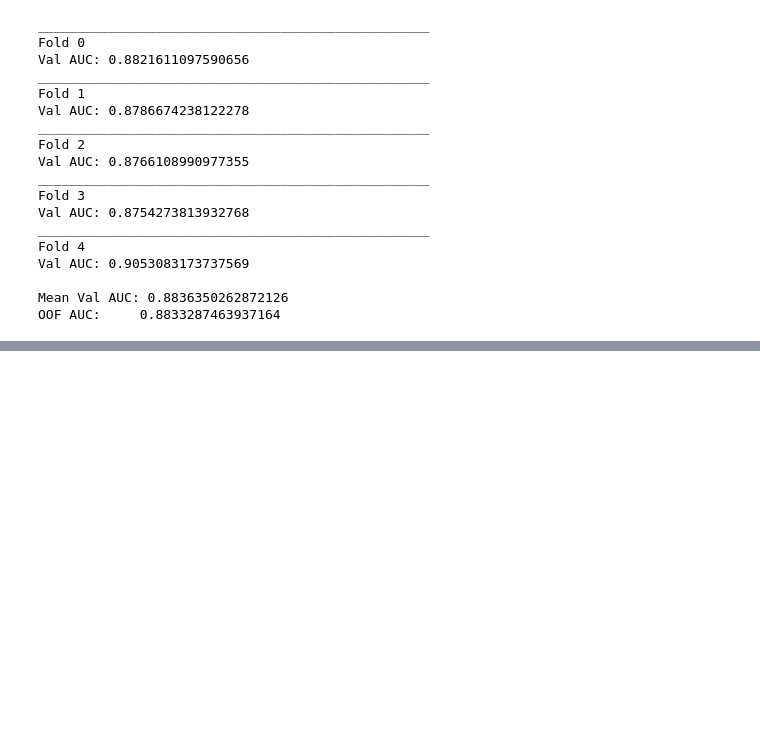
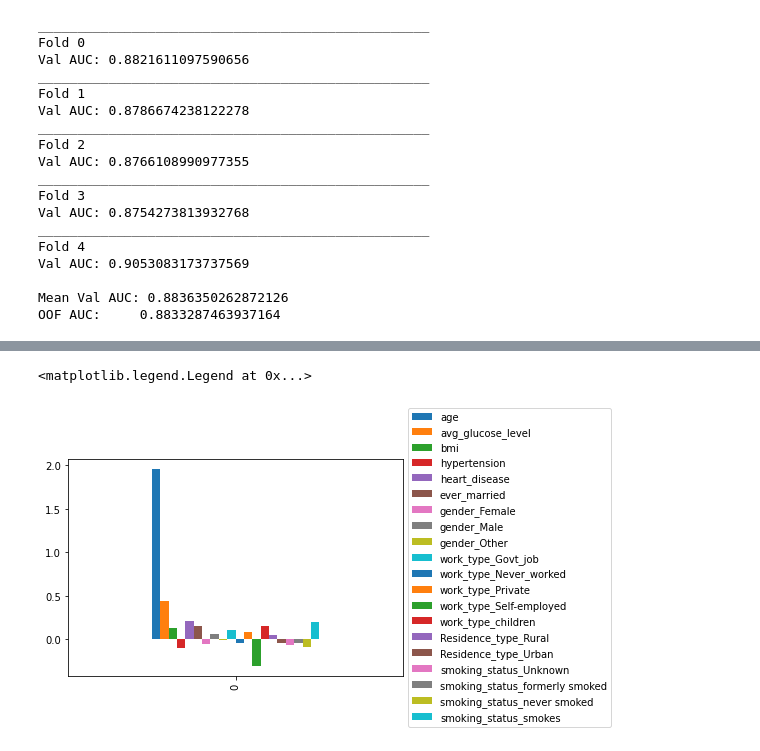
Before and after one commit to tejasramramesh/Stroke-Prediction, a Jupyter notebook: Code/Kaggle_Stroke_Classification.ipynb, the cells around one changed output, grey strips where cells are left out. Saved outputs shown, nothing was run; the diff lists cells and outputs as text; code cells hidden in the pictures; blank space fills up the shorter version.

```diff
--- a/Code/Kaggle_Stroke_Classification.ipynb
+++ b/Code/Kaggle_Stroke_Classification.ipynb
@@ -800,0 +805,36 @@ labels
+# %%
+preds = pd.Series(0, index=data_test.index)
+X_test = data_test[all_features_xtest].copy()
+
+
+X_test = data_test[all_features_xtest].copy()
+#encoder, scaler, model = pipeline
+
+X_test['avg_glucose_level'] = np.log(X_test['avg_glucose_level'])
+
+#Encoding
+
+X_test['ever_married'].replace('Yes',1,inplace = True)
+X_test['ever_married'].replace('No',0,inplace = True)
+X_test_enc = pd.get_dummies(X_test, columns = ['gender','work_type','Residence_type','smoking_status'] )
+
+#print(X_test_enc.columns)
+
+scaler = StandardScaler()
+scaler.fit(X_test_enc[fl_col])
+#print(scaler.fit(data_train_tr_enc[fl_col]))
+X_test_sc = pd.DataFrame(scaler.fit_transform(X_test_enc[fl_col]), columns = fl_col)
+
+X_test_sc_enc = X_test_enc.copy()
+for col in fl_col:
+  X_test_sc_enc[col] = X_test_sc[col]
+
+preds += model.predict_proba(X_test_sc_enc)[:, 1]
+
+submission = pd.DataFrame({
+        "id": id,
+        "stroke": preds,
+    })
+#submission.drop()
+
+submission.to_csv('submission.csv',index=False)
@@ -800,0 +845,2 @@ labels
+# %%
+importance = model.coef_
@@ -801,2 +855,2 @@ labels
 # %%
-encoding_cat_df = pd.DataFrame(encoding_cat,columns = labels)
+importance_df = pd.DataFrame(importance,columns=X_test_sc_enc.columns)
@@ -870,0 +862,6 @@ for train_index,test_index in skf.split(X,Y):
+# %%
+from matplotlib.legend import Legend
+importance_df.plot(y = X_test_sc_enc.columns.tolist(),kind = 'bar').legend(loc='center left',bbox_to_anchor=(1.0, 0.5))
+# %% [output]
+<matplotlib.legend.Legend at 0x...>
+[figure, added]
```
Also changed, not shown: parts of 36 cells of this notebook.
